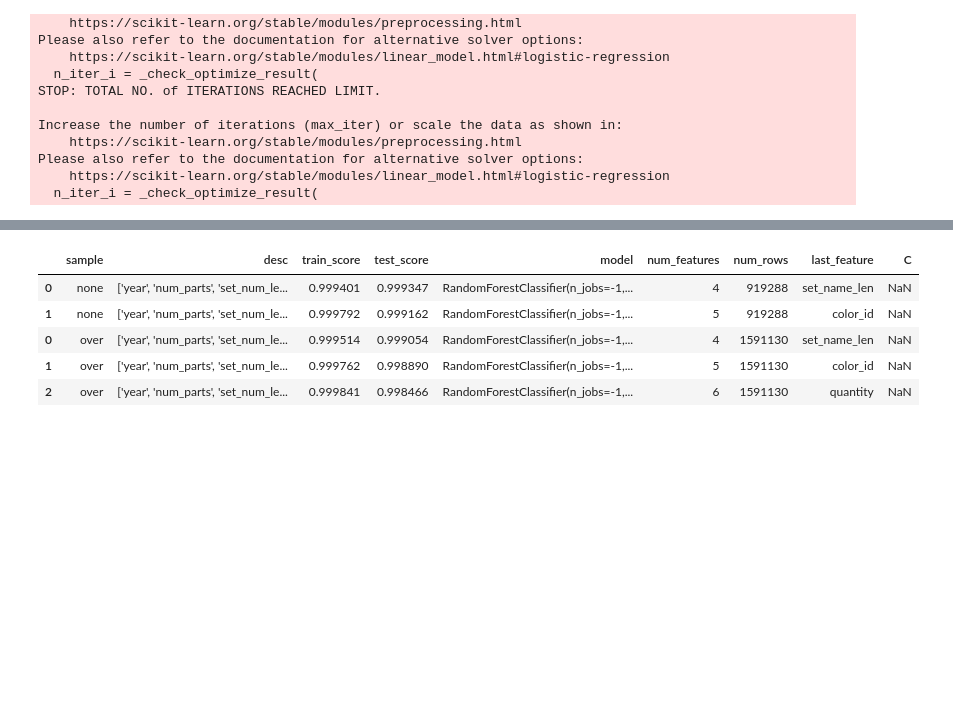
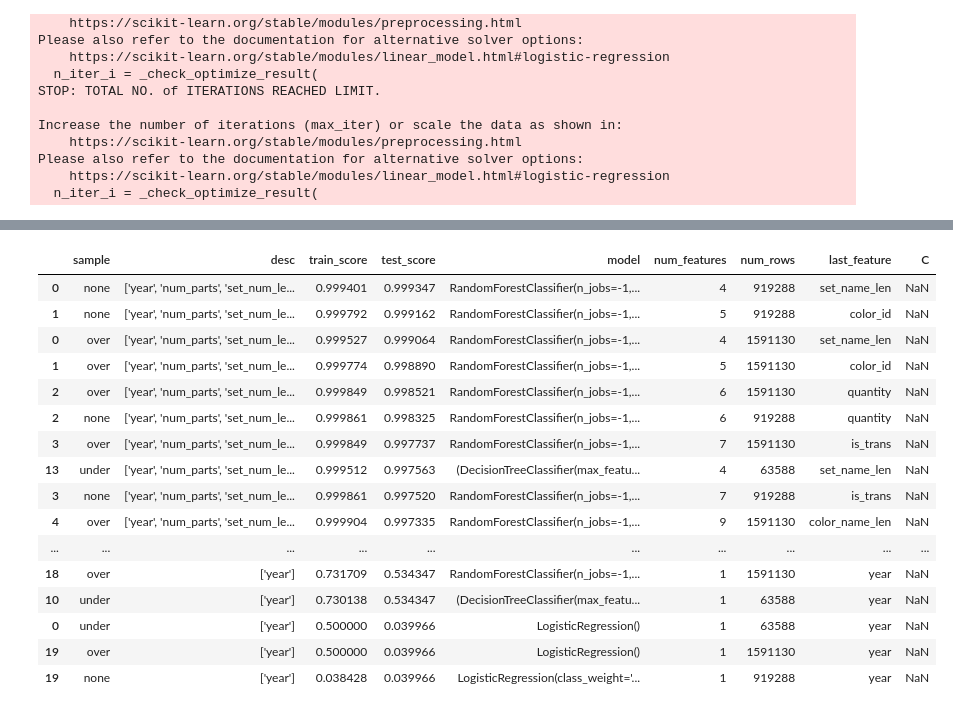
Before and after one commit to mkipper/capstone2-lego-data, a Jupyter notebook: notebooks/modelling/lego_capstone2_modelling_undersampling.ipynb, the cells around one changed output, grey strips where cells are left out. Cells and saved outputs as stored; diff of their text form; code cells hidden in the pictures; blank space fills up the shorter version.

```diff
--- a/notebooks/modelling/lego_capstone2_modelling_undersampling.ipynb
+++ b/notebooks/modelling/lego_capstone2_modelling_undersampling.ipynb
@@ -276,14 +277,25 @@ ht_dfg_over = pd.read_csv('C:/Users/marki/Desktop/SB Data Science BC/Springboard
 hyper_table = pd.concat([ht0, ht_dfg_over, ht_dfg_under])
 # %%
 hyper_table = hyper_table.sort_values('test_score', ascending=False)
-hyper_table.head()
+hyper_table
 # %% [output]
 |  | sample | desc | train_score | test_score | model | num_features | num_rows | last_feature | C |
 | 0 | none | ['year', 'num_parts', 'set_num_le... | 0.999401 | 0.999347 | RandomForestClassifier(n_jobs=-1,... | 4 | 919288 | set_name_len | NaN |
 | 1 | none | ['year', 'num_parts', 'set_num_le... | 0.999792 | 0.999162 | RandomForestClassifier(n_jobs=-1,... | 5 | 919288 | color_id | NaN |
-| 0 | over | ['year', 'num_parts', 'set_num_le... | 0.999514 | 0.999054 | RandomForestClassifier(n_jobs=-1,... | 4 | 1591130 | set_name_len | NaN |
-| 1 | over | ['year', 'num_parts', 'set_num_le... | 0.999762 | 0.998890 | RandomForestClassifier(n_jobs=-1,... | 5 | 1591130 | color_id | NaN |
-| 2 | over | ['year', 'num_parts', 'set_num_le... | 0.999841 | 0.998466 | RandomForestClassifier(n_jobs=-1,... | 6 | 1591130 | quantity | NaN |
+| 0 | over | ['year', 'num_parts', 'set_num_le... | 0.999527 | 0.999064 | RandomForestClassifier(n_jobs=-1,... | 4 | 1591130 | set_name_len | NaN |
+| 1 | over | ['year', 'num_parts', 'set_num_le... | 0.999774 | 0.998890 | RandomForestClassifier(n_jobs=-1,... | 5 | 1591130 | color_id | NaN |
+| 2 | over | ['year', 'num_parts', 'set_num_le... | 0.999849 | 0.998521 | RandomForestClassifier(n_jobs=-1,... | 6 | 1591130 | quantity | NaN |
+| 2 | none | ['year', 'num_parts', 'set_num_le... | 0.999861 | 0.998325 | RandomForestClassifier(n_jobs=-1,... | 6 | 919288 | quantity | NaN |
+| 3 | over | ['year', 'num_parts', 'set_num_le... | 0.999849 | 0.997737 | RandomForestClassifier(n_jobs=-1,... | 7 | 1591130 | is_trans | NaN |
+| 13 | under | ['year', 'num_parts', 'set_num_le... | 0.999512 | 0.997563 | (DecisionTreeClassifier(max_featu... | 4 | 63588 | set_name_len | NaN |
+| 3 | none | ['year', 'num_parts', 'set_num_le... | 0.999861 | 0.997520 | RandomForestClassifier(n_jobs=-1,... | 7 | 919288 | is_trans | NaN |
+| 4 | over | ['year', 'num_parts', 'set_num_le... | 0.999904 | 0.997335 | RandomForestClassifier(n_jobs=-1,... | 9 | 1591130 | color_name_len | NaN |
+| ... | ... | ... | ... | ... | ... | ... | ... | ... | ... |
+| 18 | over | ['year'] | 0.731709 | 0.534347 | RandomForestClassifier(n_jobs=-1,... | 1 | 1591130 | year | NaN |
+| 10 | under | ['year'] | 0.730138 | 0.534347 | (DecisionTreeClassifier(max_featu... | 1 | 63588 | year | NaN |
+| 0 | under | ['year'] | 0.500000 | 0.039966 | LogisticRegression() | 1 | 63588 | year | NaN |
+| 19 | over | ['year'] | 0.500000 | 0.039966 | LogisticRegression() | 1 | 1591130 | year | NaN |
+| 19 | none | ['year'] | 0.038428 | 0.039966 | LogisticRegression(class_weight='... | 1 | 919288 | year | NaN |
 # %%
 ht_dfg_under.to_csv('C:/Users/marki/Desktop/SB Data Science BC/Springboard/Capstone2/data from notebooks/ht_dfg_under.csv', index=False)
 # %%
```
Also changed, not shown: parts of 4 cells of this notebook, 10 other files.
